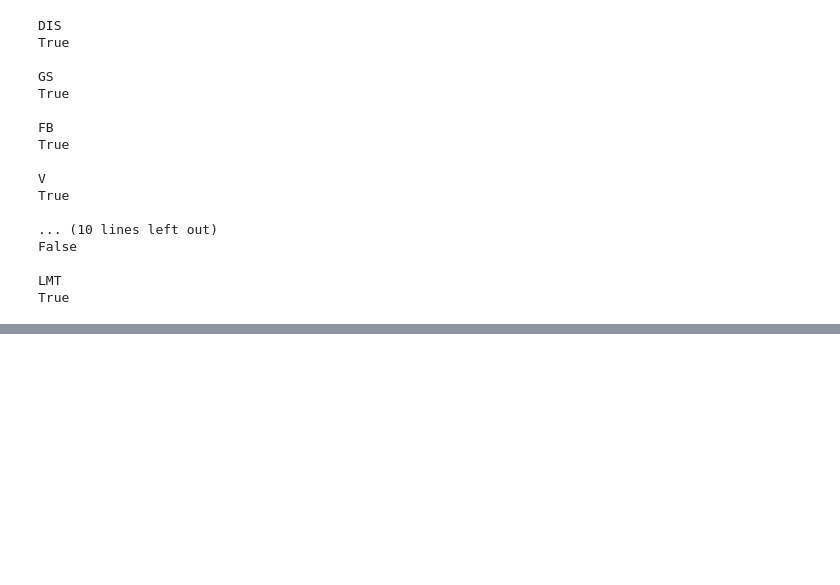
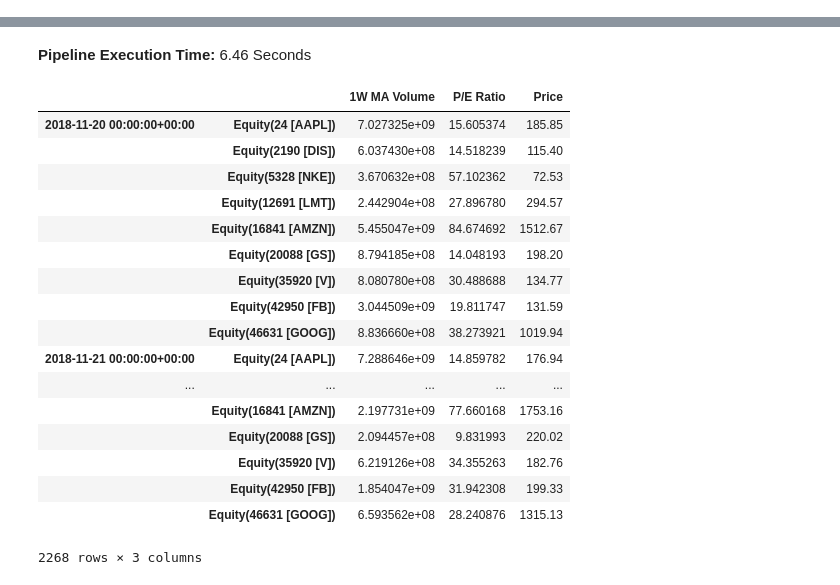
Before and after one commit to matthew-agard/Investment-Class-Portfolio, a Jupyter notebook: Portfolio_Research.ipynb, the cells around one changed output, grey strips where cells are left out. Cells and saved outputs as stored; diff of their text form; code cells hidden in the pictures; blank space fills up the shorter version.

```diff
--- a/Portfolio_Research.ipynb
+++ b/Portfolio_Research.ipynb
@@ -58,23 +26,9 @@ simulation_df = df.loc[(slice(None), symbols(stock_choices)), :]
-# %%
-# Create dataframes for each stock to determine if its data met the pipeline criteria
-for ticker in stock_choices:
-    print(ticker)
-    print(len(simulation_df.loc[(slice(None), symbols(ticker)), :]) > 0, "\n")
-# %% [output]
-DIS
-True
-
-GS
-True
-
-FB
-True
-
-V
-True
-
-... (10 lines left out)
-False
-
-LMT
-True
+# %%
+# Portfolio start date was actually 2019-09-16
+start_date = '2018-11-20'
+end_date = '2019-11-20'
+
+# Generate pipeline for notebook research
+simulation_df = run_pipeline(make_pipeline(), start_date, end_date)
+simulation_df
+# %% [output]
@@ -81,3 +36,22 @@ True
+Pipeline Execution Time: 6.46 Seconds
+|  |  | 1W MA Volume | P/E Ratio | Price |
+| 2018-11-20 00:00:00+00:00 | Equity(24 [AAPL]) | 7.027325e+09 | 15.605374 | 185.85 |
+|  | Equity(2190 [DIS]) | 6.037430e+08 | 14.518239 | 115.40 |
+|  | Equity(5328 [NKE]) | 3.670632e+08 | 57.102362 | 72.53 |
+|  | Equity(12691 [LMT]) | 2.442904e+08 | 27.896780 | 294.57 |
+|  | Equity(16841 [AMZN]) | 5.455047e+09 | 84.674692 | 1512.67 |
+|  | Equity(20088 [GS]) | 8.794185e+08 | 14.048193 | 198.20 |
+|  | Equity(35920 [V]) | 8.080780e+08 | 30.488688 | 134.77 |
+|  | Equity(42950 [FB]) | 3.044509e+09 | 19.811747 | 131.59 |
+|  | Equity(46631 [GOOG]) | 8.836660e+08 | 38.273921 | 1019.94 |
+| 2018-11-21 00:00:00+00:00 | Equity(24 [AAPL]) | 7.288646e+09 | 14.859782 | 176.94 |
+| ... | ... | ... | ... | ... |
+|  | Equity(16841 [AMZN]) | 2.197731e+09 | 77.660168 | 1753.16 |
+|  | Equity(20088 [GS]) | 2.094457e+08 | 9.831993 | 220.02 |
+|  | Equity(35920 [V]) | 6.219126e+08 | 34.355263 | 182.76 |
+|  | Equity(42950 [FB]) | 1.854047e+09 | 31.942308 | 199.33 |
+|  | Equity(46631 [GOOG]) | 6.593562e+08 | 28.240876 | 1315.13 |
+2268 rows × 3 columns
 # %%
 import numpy as np
 import matplotlib.pyplot as plt
```
Also changed, not shown: parts of 6 cells of this notebook.
